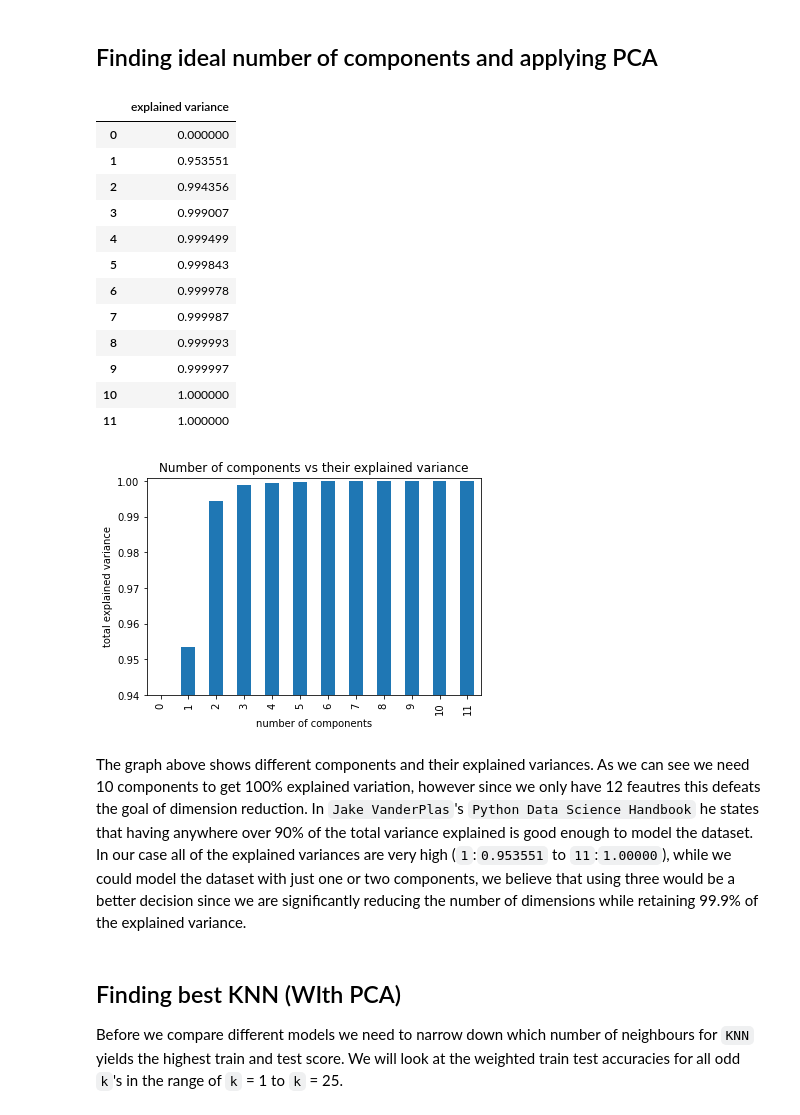
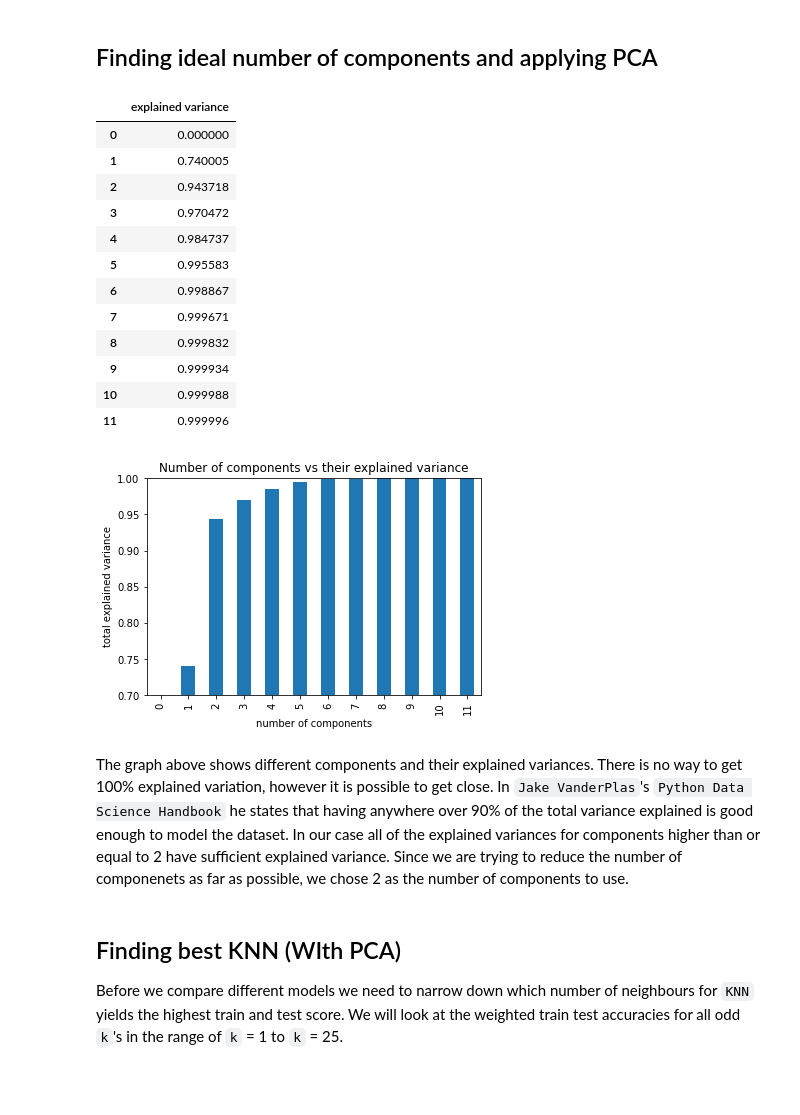
Before and after one commit to avneetgill/ensf544Project, a Jupyter notebook: Project1.2/Q4.2 Binary Classification with dimension reduction.ipynb, the cells around one changed output. Cells and saved outputs as stored; diff of their text form; code cells hidden in the pictures; blank space fills up the shorter version.

```diff
--- a/Project1.2/Q4.2 Binary Classification with dimension reduction.ipynb
+++ b/Project1.2/Q4.2 Binary Classification with dimension reduction.ipynb
@@ -58,41 +59,43 @@ print(features.shape, labels.shape)
 # %%
 from sklearn.model_selection import train_test_split
 
+#scale data first
+features_norm = normalize(features)
 #fixed seed for comparing different n_component numbers
 seed = 5026
-x_train, x_test, y_train, y_test = train_test_split(features, labels, test_size=0.25, random_state=seed)
+x_train, x_test, y_train, y_test = train_test_split(features_norm, labels, test_size=0.25, random_state=seed)
 
 variance={'explained variance':[]}
 
 for k in range(0,12):
     pca = PCA(n_components=k).fit(x_train)
     variance['explained variance'].append(pca.explained_variance_ratio_.sum())
 
 df = pd.DataFrame(variance)
 
-ax = df.plot.bar(ylim=(0.94,1.001),title="Number of components vs their explained variance")
+ax = df.plot.bar(ylim=(0.70,1.001),title="Number of components vs their explained variance")
 ax.set_xlabel("number of components")
 ax.set_ylabel("total explained variance")
 ax.get_legend().remove()
 
 df
 # %% [output]
 |  | explained variance |
 | 0 | 0.000000 |
-| 1 | 0.953551 |
-| 2 | 0.994356 |
-| 3 | 0.999007 |
-| 4 | 0.999499 |
-| 5 | 0.999843 |
-| 6 | 0.999978 |
-| 7 | 0.999987 |
-| 8 | 0.999993 |
-| 9 | 0.999997 |
-| 10 | 1.000000 |
-| 11 | 1.000000 |
+| 1 | 0.740005 |
+| 2 | 0.943718 |
+| 3 | 0.970472 |
+| 4 | 0.984737 |
+| 5 | 0.995583 |
+| 6 | 0.998867 |
+| 7 | 0.999671 |
+| 8 | 0.999832 |
+| 9 | 0.999934 |
+| 10 | 0.999988 |
+| 11 | 0.999996 |
-[figure, old version]
+[figure, new version]
 # %% [markdown]
-The graph above shows different components and their explained variances. As we can see we need 10 components to get 100% explained variation, however since we only have 12 feautres this defeats the goal of dimension reduction. In `Jake VanderPlas`'s `Python Data Science Handbook` he states that having anywhere over 90% of the total variance explained is good enough to model the dataset. In our case all of the explained variances are very high (`1`:`0.953551` to `11`:`1.00000`), while we could model the dataset with just one or two components, we believe that using three would be a better decision since we are significantly reducing the number of dimensions while retaining 99.9% of the explained variance.
+The graph above shows different components and their explained variances. There is no way to get 100% explained variation, however it is possible to get close. In `Jake VanderPlas`'s `Python Data Science Handbook` he states that having anywhere over 90% of the total variance explained is good enough to model the dataset. In our case all of the explained variances for components higher than or equal to 2 have sufficient explained variance. Since we are trying to reduce the number of componenets as far as possible, we chose 2 as the number of components to use.
 # %% [markdown]
 ## Finding best KNN (WIth PCA)
 
```
Also changed, not shown: parts of 4 cells of this notebook.
